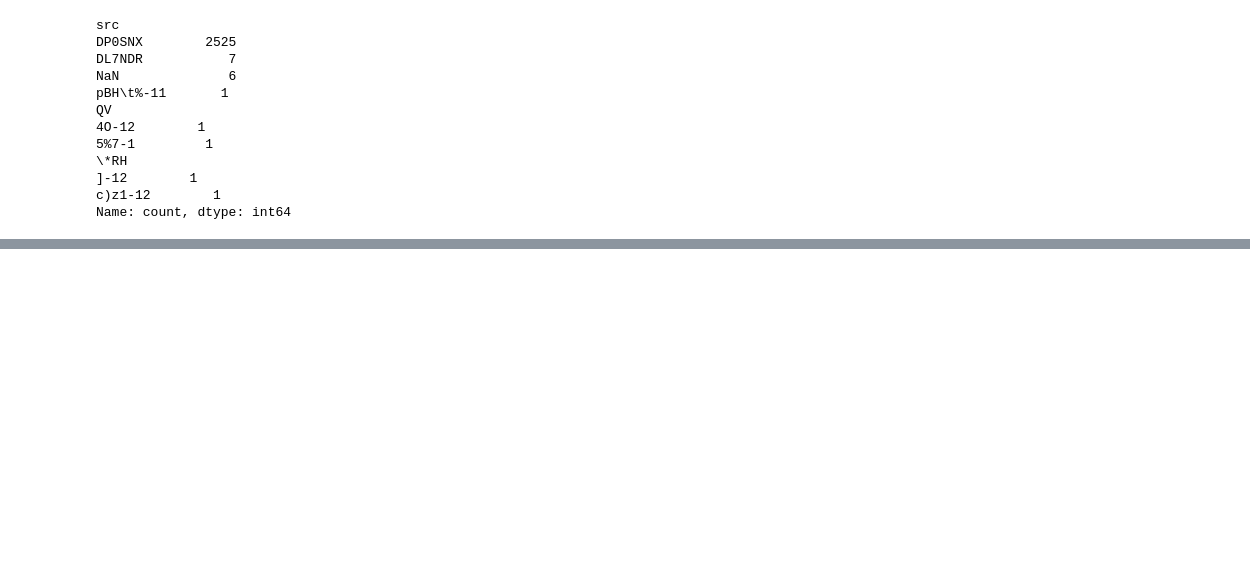
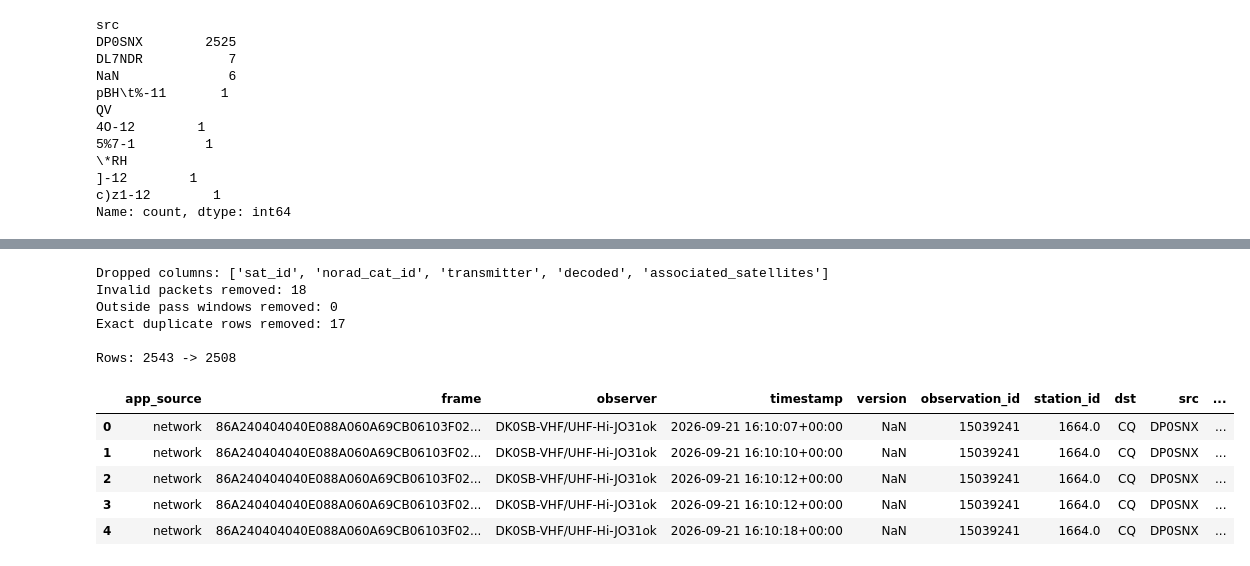
Before and after one commit to nguyen-katie/seds-hack, a Jupyter notebook: satnogs_frames.ipynb, the cells around one changed output, grey strips where cells are left out. Cells and saved outputs as stored; diff of their text form; code cells hidden in the pictures; blank space fills up the shorter version.

Commit message:
added data

```diff
--- a/satnogs_frames.ipynb
+++ b/satnogs_frames.ipynb
@@ -93,0 +105,46 @@ Name: count, dtype: int64
+# %%
+before = len(df)
+
+# 1. Drop empty / constant columns
+drop_cols = [c for c in df.columns if df[c].isna().mean() > 0.95 or df[c].nunique(dropna=False) == 1]
+clean = df.drop(columns=drop_cols)
+print("Dropped columns:", drop_cols)
+
+# 2. Keep only valid SONATE-2 packets
+raw = clean["frame"].apply(bytes.fromhex)
+valid = (raw.apply(len) >= 16) & (clean["src"] == "DP0SNX") & raw.apply(lambda b: len(b) >= 16 and b[14] == 0x03 and b[15] == 0xF0)
+print("Invalid packets removed:", (~valid).sum())
+clean = clean[valid]
+
+# 3. Keep only our three pass windows, and label each row with its pass
+passes = []
+for f in sorted(glob.glob("data/satnogs/sonate2_*/obs.json")):
+    o = json.load(open(f))
+    passes.append((o["id"], pd.Timestamp(o["start"]), pd.Timestamp(o["end"])))
+clean["pass_id"] = pd.NA
+for obs_id, start, end in passes:
+    clean.loc[clean["timestamp"].between(start, end), "pass_id"] = obs_id
+print("Outside pass windows removed:", clean["pass_id"].isna().sum())
+clean = clean.dropna(subset=["pass_id"]).astype({"pass_id": "int64"})
+
+# 4. Remove exact duplicate rows
+dupes = clean.duplicated(subset=["frame", "observer", "timestamp"])
+print("Exact duplicate rows removed:", dupes.sum())
+clean = clean[~dupes].sort_values("timestamp").reset_index(drop=True)
+
+print()
+print(f"Rows: {before} -> {len(clean)}")
+clean.head()
+# %% [output]
+Dropped columns: ['sat_id', 'norad_cat_id', 'transmitter', 'decoded', 'associated_satellites']
+Invalid packets removed: 18
+Outside pass windows removed: 0
+Exact duplicate rows removed: 17
+
+Rows: 2543 -> 2508
+|  | app_source | frame | observer | timestamp | version | observation_id | station_id | dst | src | ... |
+| 0 | network | 86A240404040E088A060A69CB06103F02... | DK0SB-VHF/UHF-Hi-JO31ok | 2026-09-21 16:10:07+00:00 | NaN | 15039241 | 1664.0 | CQ | DP0SNX | ... |
+| 1 | network | 86A240404040E088A060A69CB06103F02... | DK0SB-VHF/UHF-Hi-JO31ok | 2026-09-21 16:10:10+00:00 | NaN | 15039241 | 1664.0 | CQ | DP0SNX | ... |
+| 2 | network | 86A240404040E088A060A69CB06103F02... | DK0SB-VHF/UHF-Hi-JO31ok | 2026-09-21 16:10:12+00:00 | NaN | 15039241 | 1664.0 | CQ | DP0SNX | ... |
+| 3 | network | 86A240404040E088A060A69CB06103F02... | DK0SB-VHF/UHF-Hi-JO31ok | 2026-09-21 16:10:12+00:00 | NaN | 15039241 | 1664.0 | CQ | DP0SNX | ... |
+| 4 | network | 86A240404040E088A060A69CB06103F02... | DK0SB-VHF/UHF-Hi-JO31ok | 2026-09-21 16:10:18+00:00 | NaN | 15039241 | 1664.0 | CQ | DP0SNX | ... |
```
Also changed, not shown: parts of 8 cells of this notebook, 10 other files.
